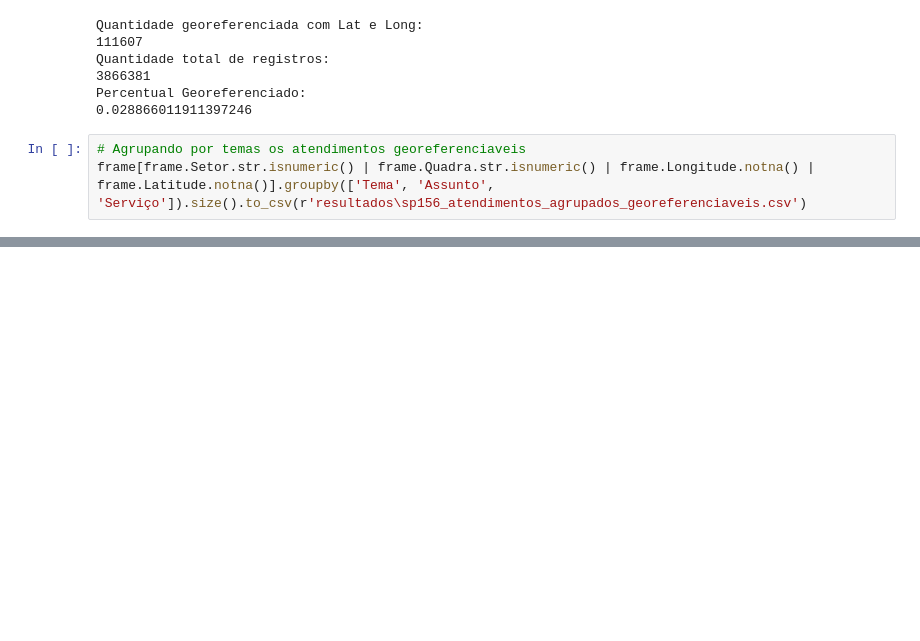
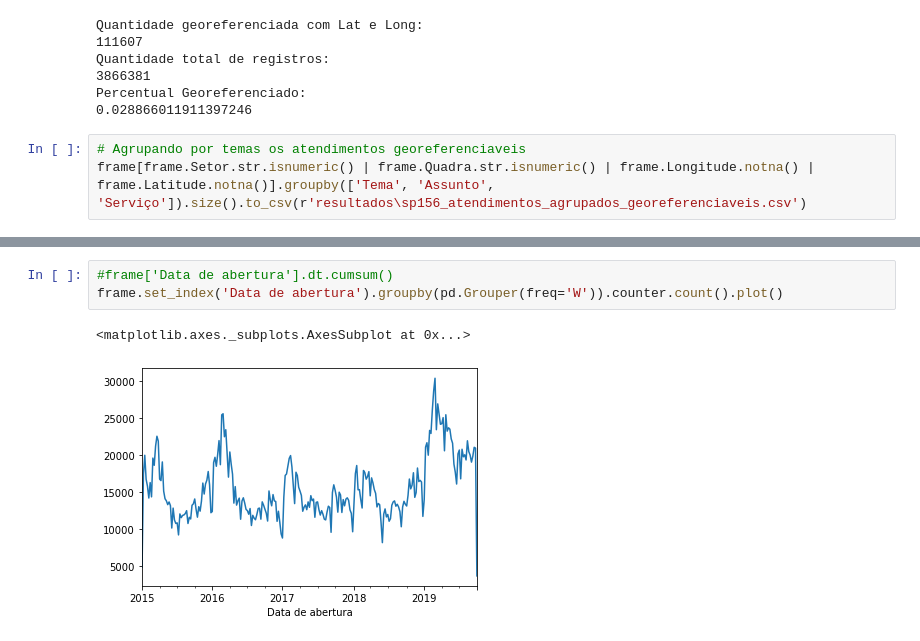
Before and after one commit to geoinfo-smdu/geo-sp156, a Jupyter notebook: Primeiros Prcessamentos e Análises.ipynb, the cells around one changed output, grey strips where cells are left out. Drawn from its saved outputs; the diff is of its cells as text; blank space fills up the shorter version.

```diff
--- a/Primeiros Prcessamentos e Análises.ipynb
+++ b/Primeiros Prcessamentos e Análises.ipynb
@@ -182,0 +193,6 @@ frame[frame.Setor.str.isnumeric() | frame.Quadra.str.isnumeric() | frame.Longitu
+# %%
+#frame['Data de abertura'].dt.cumsum()
+frame.set_index('Data de abertura').groupby(pd.Grouper(freq='W')).counter.count().plot()
+# %% [output]
+<matplotlib.axes._subplots.AxesSubplot at 0x...>
+[figure, added]
```
Also changed, not shown: parts of 5 cells of this notebook.
